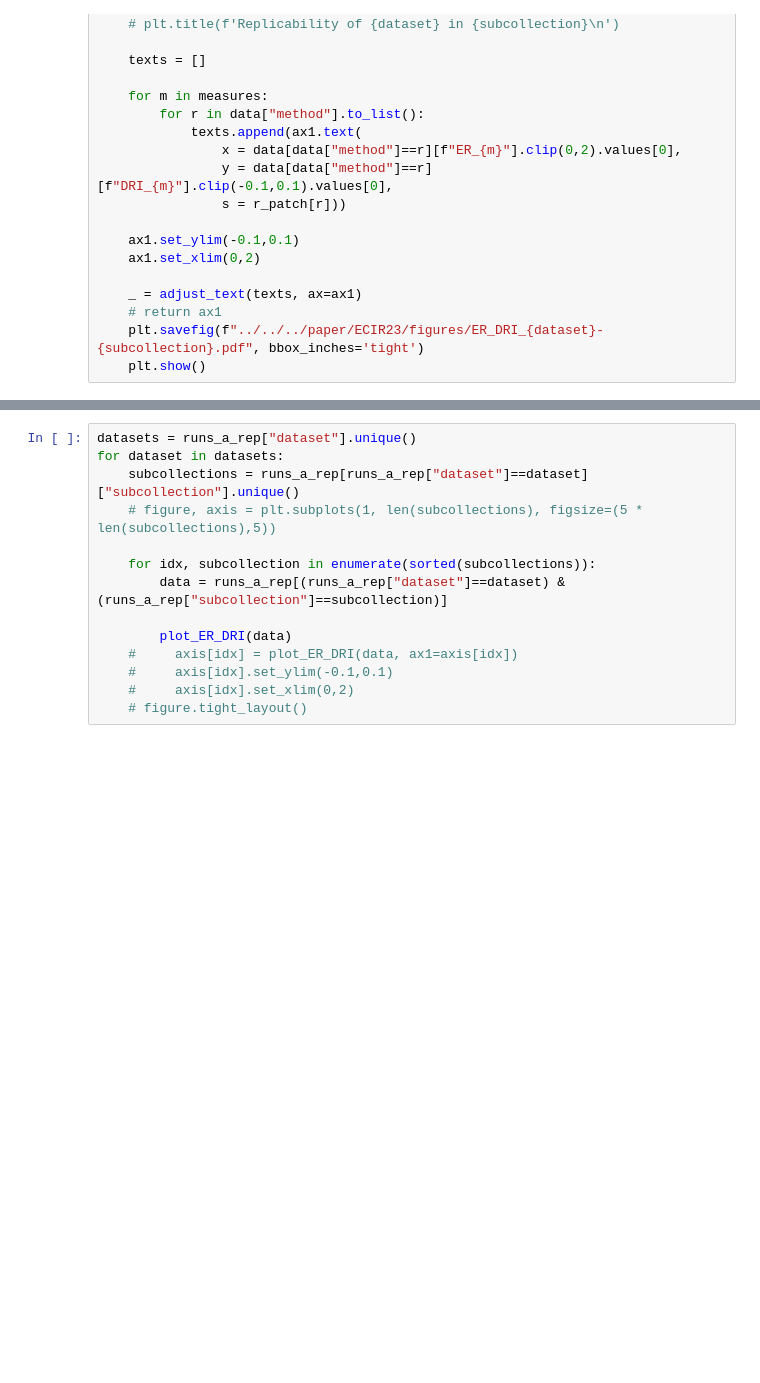
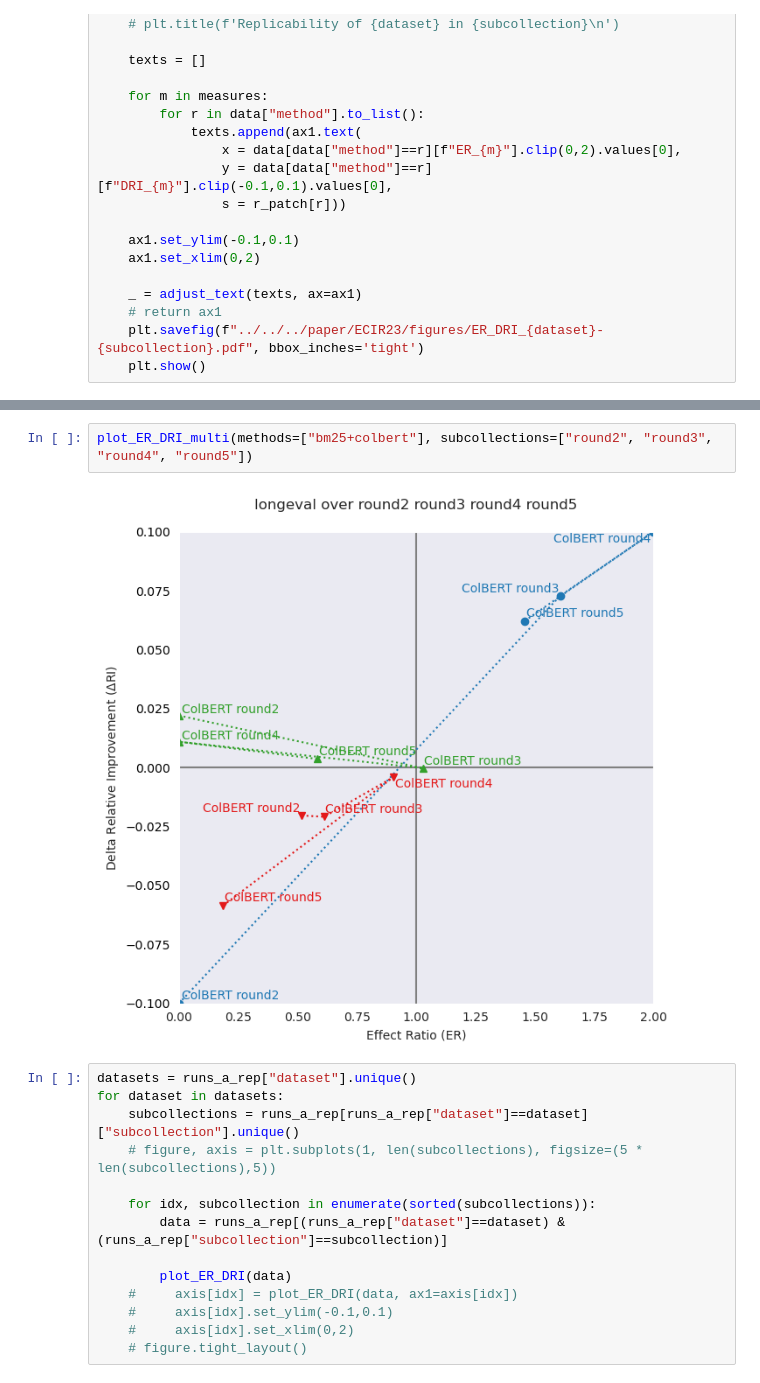
Before and after one commit to irgroup/Temporal-Change, a Jupyter notebook: evaluation/ARP.ipynb, the cells around one changed output, grey strips where cells are left out. Drawn from its saved outputs; the diff is of its cells as text; blank space fills up the shorter version.

```diff
--- a/evaluation/ARP.ipynb
+++ b/evaluation/ARP.ipynb
@@ -401,3 +732,7 @@ def plot_ER_DRI(data):
+# %%
+plot_ER_DRI_multi(methods=["bm25+colbert"], subcollections=["round2", "round3", "round4", "round5"])
+# %% [output]
+[figure, added]
 # %%
 datasets = runs_a_rep["dataset"].unique()
 for dataset in datasets:
```
Also changed, not shown: parts of 21 cells of this notebook, 6 other files.
